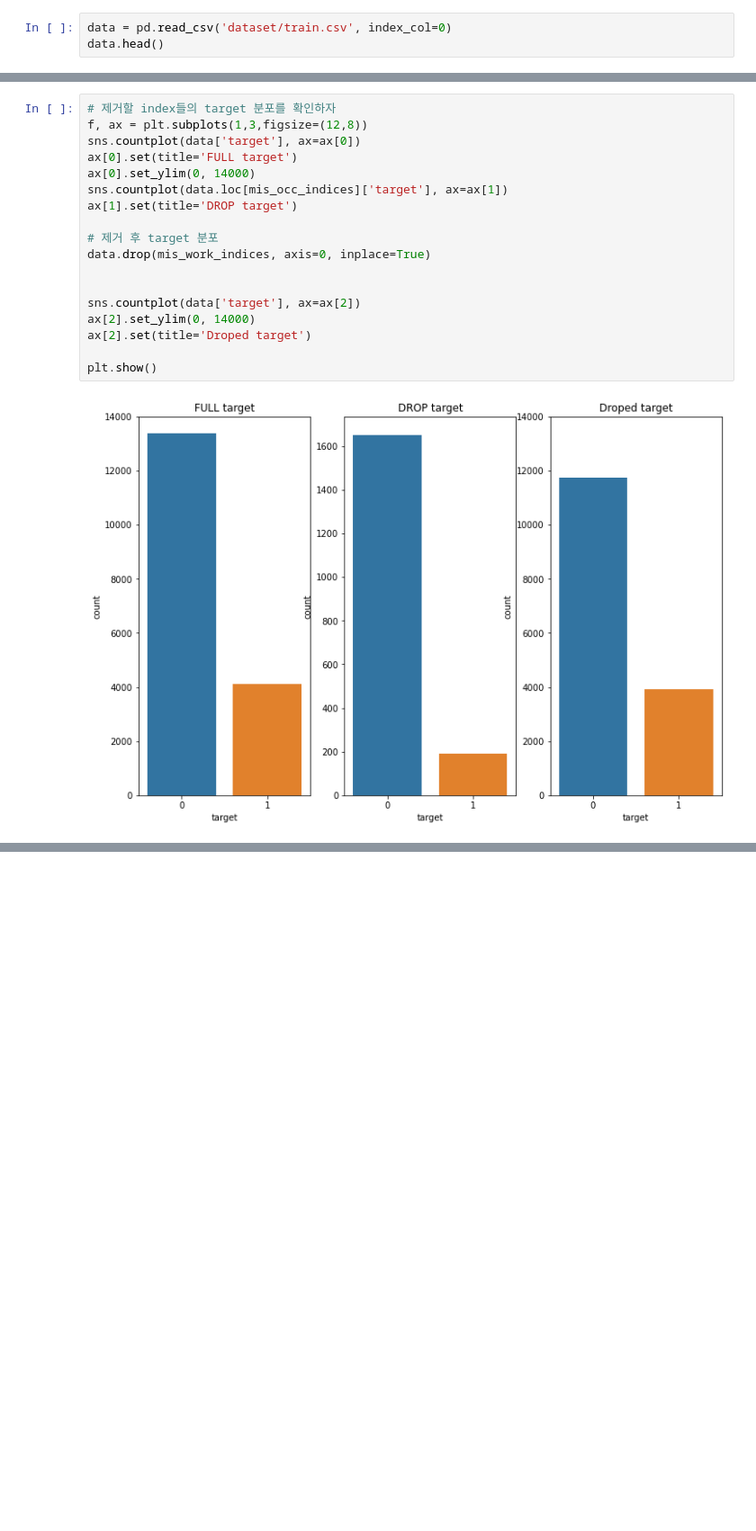
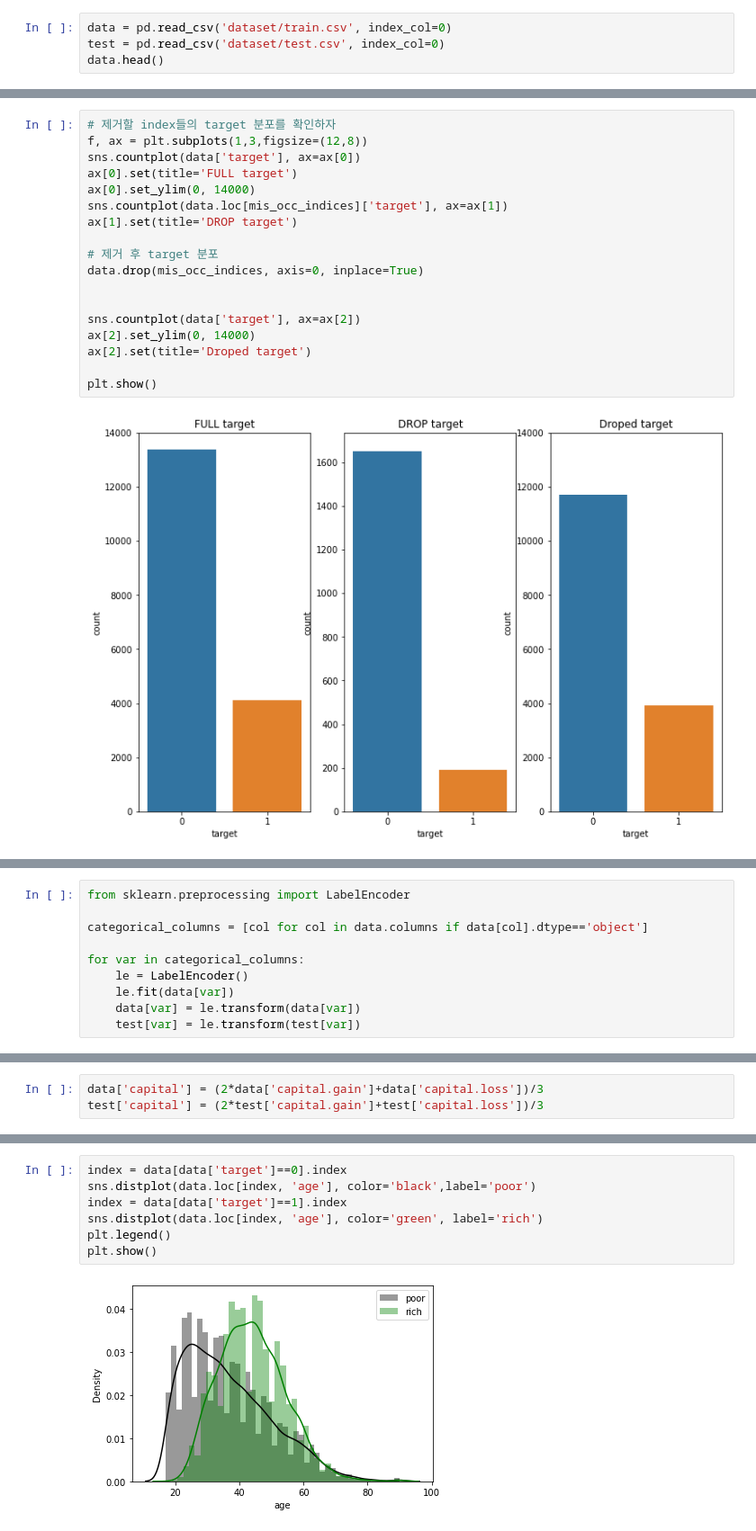
Before and after one commit to SM-Jang/kaggle, a Jupyter notebook: dacon/income/day3.ipynb, the cells around one changed output, grey strips where cells are left out. Shown at 90% size. Saved outputs shown, nothing was run; the diff lists cells and outputs as text; blank space fills up the shorter version.

```diff
--- a/dacon/income/day3.ipynb
+++ b/dacon/income/day3.ipynb
@@ -13,6 +13,7 @@ import warnings
 warnings.filterwarnings('ignore')
 # %%
 data = pd.read_csv('dataset/train.csv', index_col=0)
+test = pd.read_csv('dataset/test.csv', index_col=0)
 data.head()
 # %% [output]
 |  | age | workclass | fnlwgt | education | education.num | marital.status | occupation | relationship | ... |
@@ -72,7 +75,7 @@ sns.countplot(data.loc[mis_occ_indices]['target'], ax=ax[1])
 ax[1].set(title='DROP target')
 
 # 제거 후 target 분포
-data.drop(mis_work_indices, axis=0, inplace=True)
+data.drop(mis_occ_indices, axis=0, inplace=True)
 
 
 sns.countplot(data['target'], ax=ax[2])
@@ -117,0 +110,10 @@ print(f'{categorical_features} are encoded')
+# %%
+from sklearn.preprocessing import LabelEncoder
+
+categorical_columns = [col for col in data.columns if data[col].dtype=='object']
+
+for var in categorical_columns:
+    le = LabelEncoder()
+    le.fit(data[var])
+    data[var] = le.transform(data[var])
+    test[var] = le.transform(test[var])
@@ -117,0 +122,3 @@ print(f'{categorical_features} are encoded')
+# %%
+data['capital'] = (2*data['capital.gain']+data['capital.loss'])/3
+test['capital'] = (2*test['capital.gain']+test['capital.loss'])/3
@@ -117,0 +127,9 @@ print(f'{categorical_features} are encoded')
+# %%
+index = data[data['target']==0].index
+sns.distplot(data.loc[index, 'age'], color='black',label='poor')
+index = data[data['target']==1].index
+sns.distplot(data.loc[index, 'age'], color='green', label='rich')
+plt.legend()
+plt.show()
+# %% [output]
+[figure, added]
```
Also changed, not shown: parts of 33 cells of this notebook, 1 other file.
